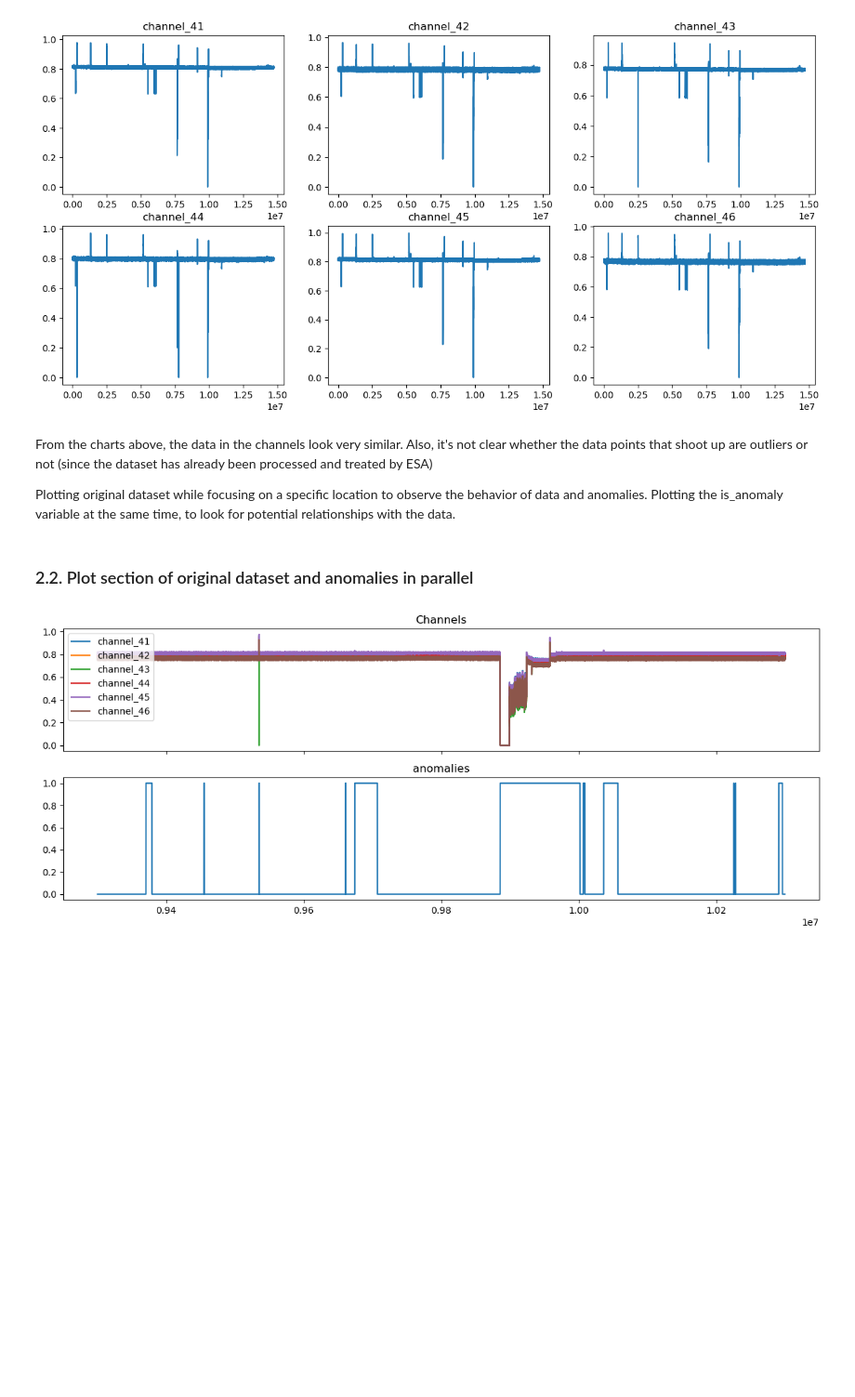
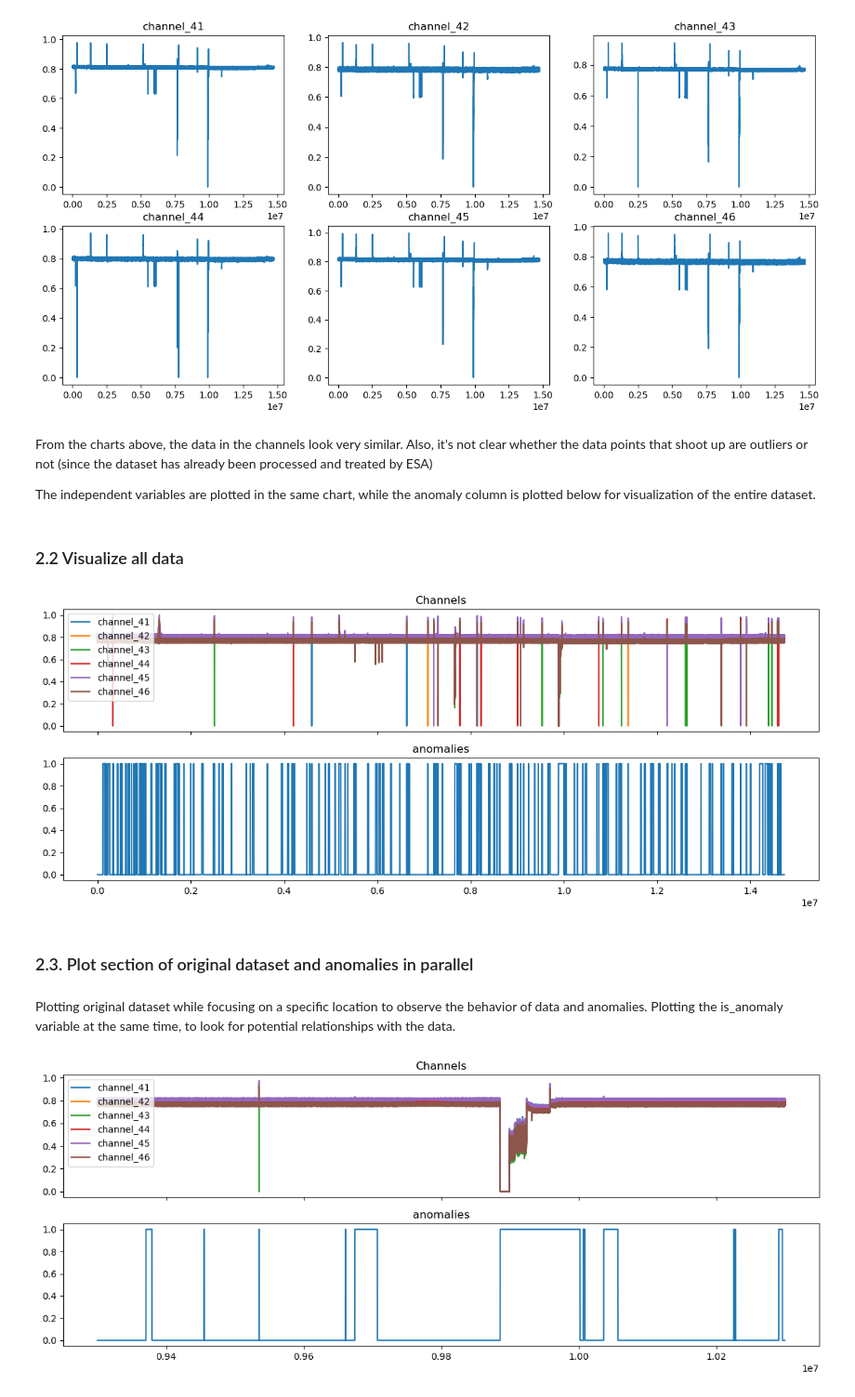
Before and after one commit to ZeIcaro/esa-anomaly-challenge, a Jupyter notebook: TP01.ipynb, the cells around one changed output. Shown at 93% size. Cells and saved outputs as stored; diff of their text form; code cells hidden in the pictures; blank space fills up the shorter version.

```diff
--- a/TP01.ipynb
+++ b/TP01.ipynb
@@ -132,10 +132,33 @@ plt.show()
 # %% [markdown]
 From the charts above, the data in the channels look very similar. Also, it's not clear whether the data points that shoot up are outliers or not (since the dataset has already been processed and treated by ESA)
 
-Plotting original dataset while focusing on a specific location to observe the behavior of data and anomalies.
-Plotting the is_anomaly variable at the same time, to look for potential relationships with the data.
+The independent variables are plotted in the same chart, while the anomaly column is plotted below for visualization of the entire dataset.
+# %% [markdown]
+### 2.2 Visualize all data
+# %%
+# Visualize all channels in different charts
+
+df_analysis = df_train_4146
+
+fig, ax = plt.subplots(2, 1, figsize=(12, 5), sharex=True)
+for i in ['channel_41', 'channel_42', 'channel_43', 'channel_44', 'channel_45', 'channel_46']:
+    ax[0].plot(df_analysis['id'], df_analysis[i], label=i)
+
+ax[0].set_title('Channels')
+ax[0].legend(loc='upper left')
+
+ax[1].plot(df_analysis['id'], df_analysis['is_anomaly'])
+ax[1].set_title('anomalies')
+
+plt.tight_layout()
+plt.show()
+# %% [output]
+[figure, added]
 # %% [markdown]
-### 2.2. Plot section of original dataset and anomalies in parallel
+### 2.3. Plot section of original dataset and anomalies in parallel
+# %% [markdown]
+Plotting original dataset while focusing on a specific location to observe the behavior of data and anomalies.
+Plotting the is_anomaly variable at the same time, to look for potential relationships with the data.
 # %%
 # From the charts above, the data in the channels look very similar. Also, it's not clear whether the data points that
 # shoot up are outliers or not (since the dataset has already been processed and treated by ESA)
```
Also changed, not shown: parts of 22 cells of this notebook.
